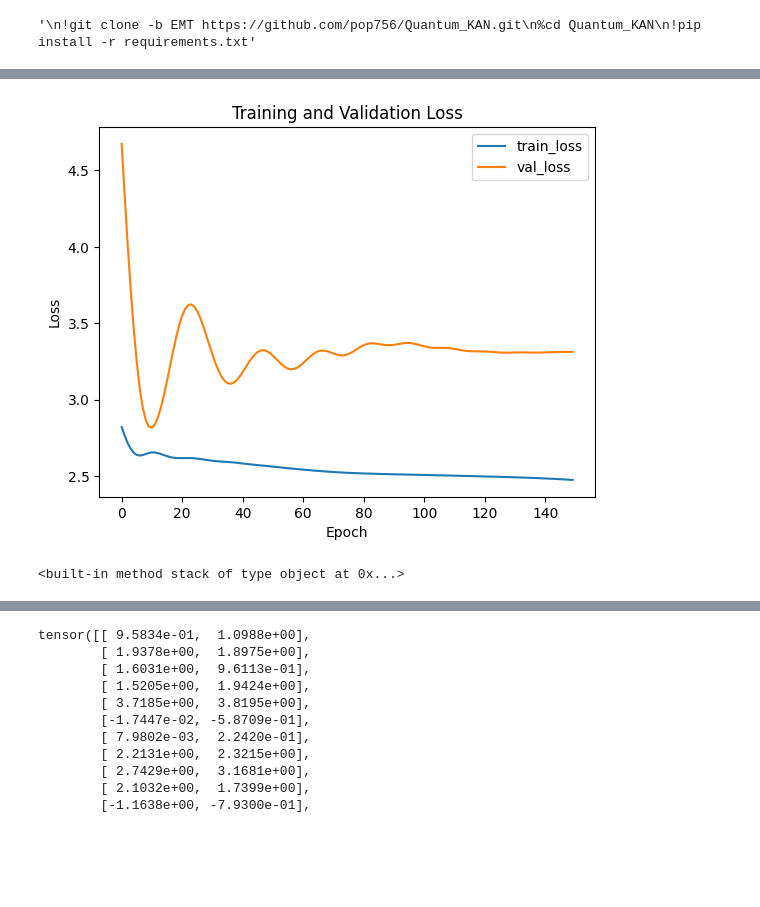
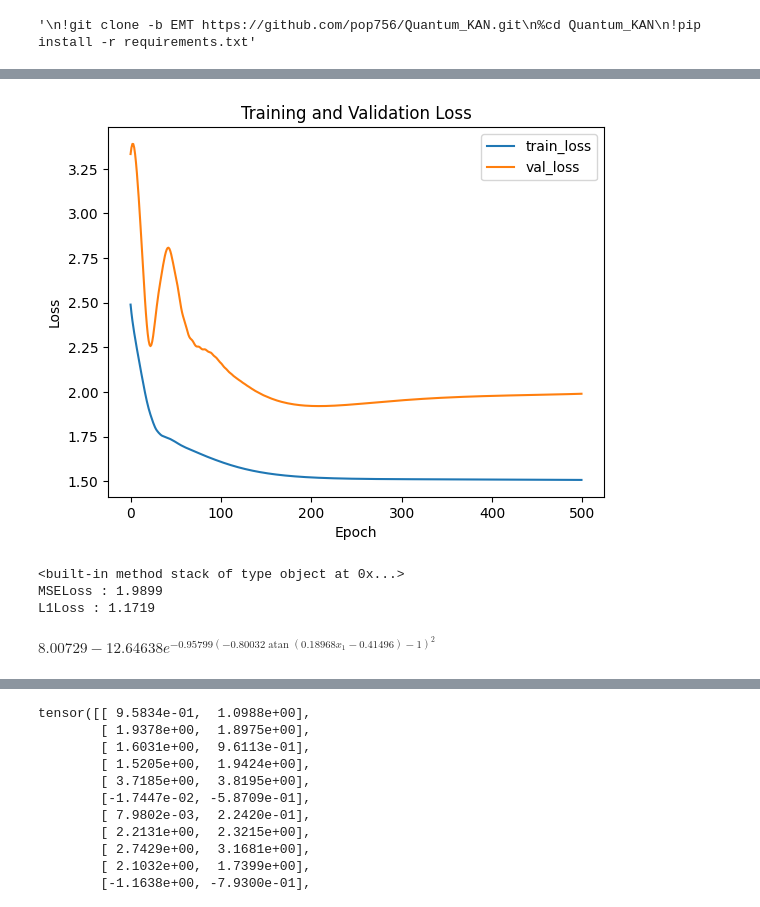
Before and after one commit to pop756/Quantum_KAN, a Jupyter notebook: Real_backend.ipynb, the cells around one changed output, grey strips where cells are left out. Saved outputs shown, nothing was run; the diff lists cells and outputs as text; code cells hidden in the pictures; blank space fills up the shorter version.

```diff
--- a/Real_backend.ipynb
+++ b/Real_backend.ipynb
@@ -344,7 +345,7 @@ with Batch(backend = backend_ecr):
     estimator.twirlingoptions = T_options
     job = estimator.run([(qc_input, isa_observables, theta_valid[i]) for i in range(100)])
     #job = sampler.run(qc_list,shots=8000)
-    job.update_tags(['ecr',f"l={1+l}"])
+    job.update_tags(['ecr',f"l={1+l}","x"])
 # %%
 from qiskit.primitives import StatevectorEstimator
 import torch
@@ -355,9 +356,11 @@ job_valid = estimator.run([(trotterized_ising_circuit, hamiltonian, theta_valid[
 # %%
 train_label = torch.tensor(np.array([result.data.evs for result in job_train.result()]),dtype=torch.float32)
 validation_label = torch.tensor(np.array([result.data.evs for result in job_valid.result()]),dtype=torch.float32)
+train_label = torch.reshape(train_label,[-1,1])
+validation_label = torch.reshape(validation_label,[-1,1])
 # %%
 import torch
-l_list = [1,1.8]
+l_list = [1]
 train_set = []
 valid_set = []
 
@@ -368,12 +371,16 @@ for l in l_list:
   job_train = service.jobs(backend_name=backend_name,job_tags=['ecr_train',f'l={l}'],pending=False)
   job_valid = service.jobs(backend_name=backend_name,job_tags=['ecr',f'l={l}'],pending=False)
   if len(job_train) != 0:
-    for res in job_train[0].result():
+    job = job_train[0]
+    print(job.tags)
+    for res in job.result():
       train_list.append(res.data.evs)
+    print(l)
     train_set.append(torch.tensor(np.array(train_list),dtype=torch.float32))
 
 
   if len(job_valid) != 0:
     for res in job_valid[0].result():
       valid_list.append(res.data.evs)
+    print(l)
     valid_set.append(torch.tensor(np.array(valid_list),dtype=torch.float32))
@@ -414,3 +426,6 @@ torch.Size([100, 2])
+# %%
+LSTM_list_MSE = []
+LSTM_list_L1 = []
 # %%
 import torch
 import torch.nn as nn
@@ -423,11 +438,10 @@ from kan import KAN
 class Model(nn.Module):
     def __init__(self):
         super(Model, self).__init__()
-        self.KAN = KAN([1,3,1],grid=1)
+        self.KAN = KAN([len(train_set),1,1],grid=1,grid_range=[-8,8])
     def forward(self, x):
         output = self.KAN(x)
         #output = nn.Sigmoid()(output)
-        output = torch.squeeze(output)
         return output
 
 
@@ -436,21 +450,21 @@ train_dataset = TensorDataset(torch.tensor(train_data), torch.tensor(train_label
 validation_dataset = TensorDataset(torch.tensor(validation_data), torch.tensor(validation_label))
 train_loader = DataLoader(train_dataset, batch_size=100, shuffle=True)
 validation_loader = DataLoader(validation_dataset, batch_size=100, shuffle=False)
-
+train_dict = {'train_input':train_data,'train_label':train_label,'test_input':validation_data,'test_label':validation_label}
+validation_dict = {'validation_input':validation_data,'validation_label':validation_label}
 # MLP 모델 정의
 class MLP(nn.Module):
     def __init__(self):
         super(MLP, self).__init__()
-        self.layer1 = nn.Linear(3, 64)
-        self.layer2 = nn.Linear(64, 64)
-        self.output = nn.Linear(64, 1)
+        self.layer1 = nn.Linear(len(train_set), 32)
+        self.layer2 = nn.Linear(32, 32)
+        self.output = nn.Linear(32, 1)
         self.relu = nn.ReLU()
 
     def forward(self, x):
         x = self.relu(self.layer1(x))
         x = self.relu(self.layer2(x))
         x = self.output(x)
-        x = torch.squeeze(x)
         return x
 
 # LSTM 모델 정의
@@ -458,7 +472,7 @@ class LSTMModel(nn.Module):
     def __init__(self, input_size, hidden_size, output_size):
         super(LSTMModel, self).__init__()
         self.hidden_size = hidden_size
-        self.lstm = nn.LSTM(input_size, hidden_size, batch_first=True)
+        self.lstm = nn.LSTM(input_size, hidden_size, batch_first=True,dropout=0.3)
         self.fc = nn.Linear(hidden_size, output_size)
 
     def forward(self, x):
@@ -466,23 +480,26 @@ class LSTMModel(nn.Module):
         h0 = torch.zeros(1, x.size(0), self.hidden_size)  # LSTM의 초기 은닉 상태 초기화
         c0 = torch.zeros(1, x.size(0), self.hidden_size)  # LSTM의 초기 셀 상태 초기화
         out, _ = self.lstm(x, (h0, c0))  # LSTM을 통해 시퀀스 처리
+        out = nn.Dropout(0.3)(out)
         out = self.fc(out[:, -1, :])  # 마지막 시퀀스의 출력을 fully connected layer에 적용하여 출력 생성
-        out = torch.squeeze(out)
         return out
 
 # 모델 초기화
-model =  LSTMModel(1,64,1)
+#model =  LSTMModel(1,32,1)
+#model =  MLP()
 model =  Model()
+#model.KAN.train(train_dict, steps=20, lamb=0.01, lamb_entropy=10.0)
 # 손실 함수 및 옵티마이저
 criterion = nn.MSELoss()
-optimizer = optim.Adam(model.parameters(), lr=0.01)
+optimizer = optim.Adam(model.parameters(), lr=0.02)
 
 # 모델 학습
-num_epochs = 150
+num_epochs = 500
 train_losses = []
 validation_losses = []
 
 for epoch in range(num_epochs):
+    #model = model.train()
     running_loss = 0.0
     for inputs, labels in train_loader:
 
@@ -497,6 +514,7 @@ for epoch in range(num_epochs):
 
 
     validation_loss = 0.0
+    #model = model.eval()
     with torch.no_grad():
         for inputs, labels in validation_loader:
             outputs = model(inputs)
@@ -518,7 +536,12 @@ plt.show()
 
 # 검증 데이터로 예측
 with torch.no_grad():
+    #model = model.eval()
     validation_inputs = torch.tensor(validation_data)
     predictions = model(validation_inputs)
     print(torch.stack)
+print(f'MSELoss : {float(torch.nn.MSELoss()(predictions,validation_label)):.4f}')
+print(f'L1Loss : {float(torch.nn.L1Loss()(predictions,validation_label)):.4f}')
+LSTM_list_MSE.append(float(torch.nn.MSELoss()(predictions,validation_label)))
+LSTM_list_L1.append(float(torch.nn.L1Loss()(predictions,validation_label)))
 # %% [output]
@@ -542,2 +565,10 @@ Epoch 150/150, Training Loss: 2.4755942821502686, Validation Loss: 3.31377768516
-[figure, old version]
+[figure, new version]
 <built-in method stack of type object at 0x...>
+MSELoss : 1.9899
+L1Loss : 1.1719
+# %%
+
+formula, var = model.KAN.symbolic_formula(floating_digit=5)
+formula[0]
+# %% [output]
+$\displaystyle 8.00729 - 12.64638 e^{- 0.95799 \left(- 0.80032 \operatorname{atan}{\left(0.18968 x_{1} - 0.41496 \right)} - 1\right)^{2}}$
```
Also changed, not shown: parts of 21 cells of this notebook.
